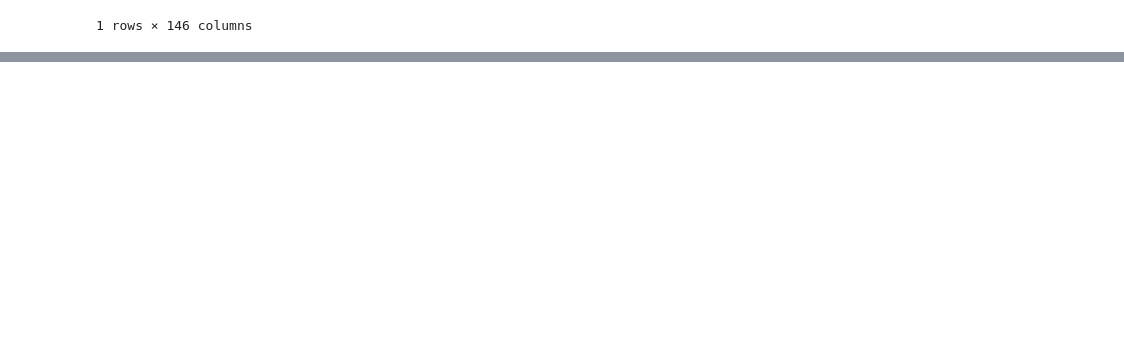
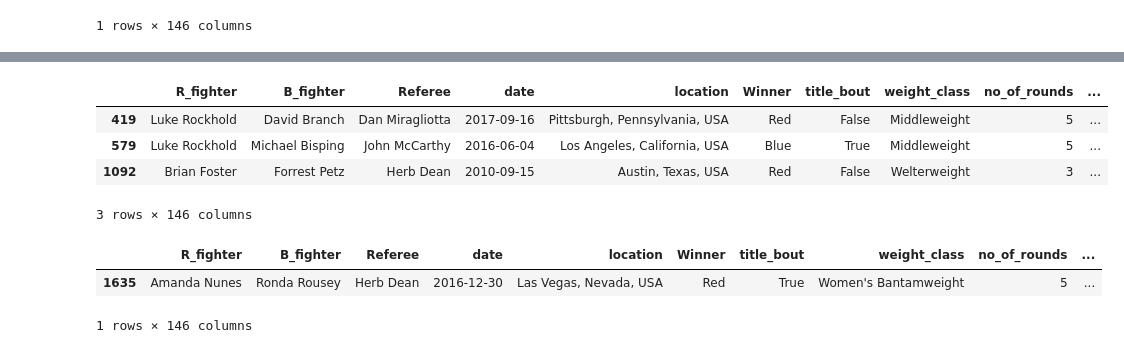
Before and after one commit to abasiamaakpan/UFC_Data_Mining_Project, a Jupyter notebook: k_Nearest_Neighbors.ipynb, the cells around one changed output, grey strips where cells are left out. Drawn from its saved outputs; the diff is of its cells as text; code cells hidden in the pictures; blank space fills up the shorter version.

Commit message:
adding red corner for kNN for valentina schevchenko and modified dataFrames slightly

```diff
--- a/k_Nearest_Neighbors.ipynb
+++ b/k_Nearest_Neighbors.ipynb
@@ -80,0 +83,7 @@ femaleRecs
+# %%
+redStats.drop(["Referee"], axis = 1, inplace = True)
+# %%
+redStats.drop(["R_Stance"], axis =1, inplace = True)
+# %%
+knn = NearestNeighbors(metric = "cosine", algorithm = "brute", n_neighbors=5)
+knn.fit(redStats)
@@ -80,0 +99,3 @@ femaleRecs
+# %%
+valentinaRecommendations = get_recommends("Valentina Shevchenko", redStats)
+valentinaRecommendations
@@ -80,0 +109,17 @@ femaleRecs
+# %%
+#shows all the Male Fighters most similar to Valentina Schevchenko
+maleRecs = valentinaRecommendations.loc[(valentinaRecommendations['Gender'] == 1)]
+maleRecs
+# %% [output]
+|  | R_fighter | B_fighter | Referee | date | location | Winner | title_bout | weight_class | no_of_rounds | ... |
+| 419 | Luke Rockhold | David Branch | Dan Miragliotta | 2017-09-16 | Pittsburgh, Pennsylvania, USA | Red | False | Middleweight | 5 | ... |
+| 579 | Luke Rockhold | Michael Bisping | John McCarthy | 2016-06-04 | Los Angeles, California, USA | Blue | True | Middleweight | 5 | ... |
+| 1092 | Brian Foster | Forrest Petz | Herb Dean | 2010-09-15 | Austin, Texas, USA | Red | False | Welterweight | 3 | ... |
+3 rows × 146 columns
+# %%
+femaleRecs = valentinaRecommendations.loc[(valentinaRecommendations['Gender'] == 0)]
+femaleRecs
+# %% [output]
+|  | R_fighter | B_fighter | Referee | date | location | Winner | title_bout | weight_class | no_of_rounds | ... |
+| 1635 | Amanda Nunes | Ronda Rousey | Herb Dean | 2016-12-30 | Las Vegas, Nevada, USA | Red | True | Women's Bantamweight | 5 | ... |
+1 rows × 146 columns
```
Also changed, not shown: parts of 8 cells of this notebook.
